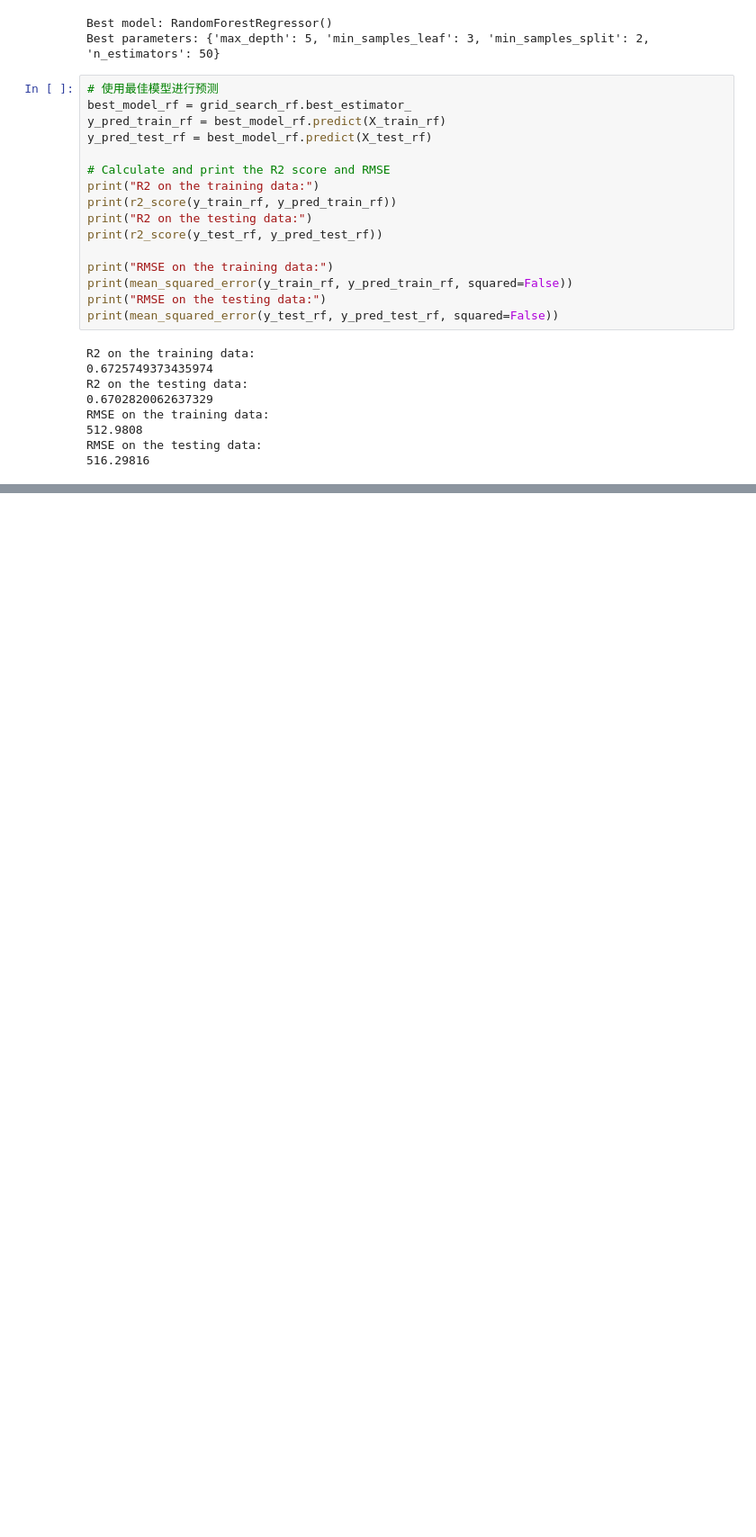
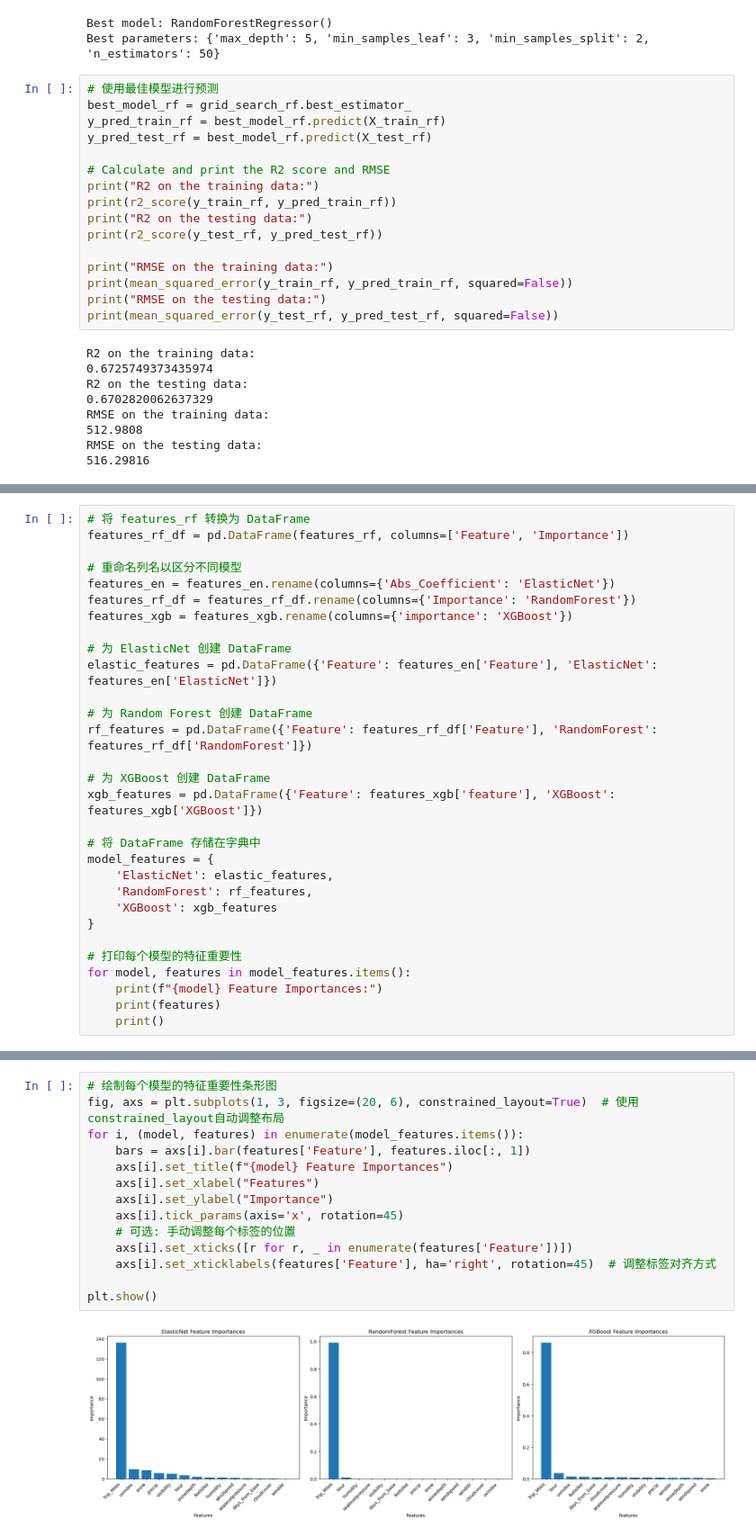
Before and after one commit to MengyuanHan1/CASA0006-Data-Science-for-Spatial-Systems, a Jupyter notebook: DSSS.ipynb, the cells around one changed output, grey strips where cells are left out. Shown at 90% size. Cells and saved outputs as stored; diff of their text form; blank space fills up the shorter version.

```diff
--- a/DSSS.ipynb
+++ b/DSSS.ipynb
@@ -895,0 +952,30 @@ RMSE on the testing data:
+# %%
+# 将 features_rf 转换为 DataFrame
+features_rf_df = pd.DataFrame(features_rf, columns=['Feature', 'Importance'])
+
+# 重命名列名以区分不同模型
+features_en = features_en.rename(columns={'Abs_Coefficient': 'ElasticNet'})
+features_rf_df = features_rf_df.rename(columns={'Importance': 'RandomForest'})
+features_xgb = features_xgb.rename(columns={'importance': 'XGBoost'})
+
+# 为 ElasticNet 创建 DataFrame
+elastic_features = pd.DataFrame({'Feature': features_en['Feature'], 'ElasticNet': features_en['ElasticNet']})
+
+# 为 Random Forest 创建 DataFrame
+rf_features = pd.DataFrame({'Feature': features_rf_df['Feature'], 'RandomForest': features_rf_df['RandomForest']})
+
+# 为 XGBoost 创建 DataFrame
+xgb_features = pd.DataFrame({'Feature': features_xgb['feature'], 'XGBoost': features_xgb['XGBoost']})
+
+# 将 DataFrame 存储在字典中
+model_features = {
+    'ElasticNet': elastic_features,
+    'RandomForest': rf_features,
+    'XGBoost': xgb_features
+}
+
+# 打印每个模型的特征重要性
+for model, features in model_features.items():
+    print(f"{model} Feature Importances:")
+    print(features)
+    print()
@@ -895,0 +1000,16 @@ RMSE on the testing data:
+# %%
+# 绘制每个模型的特征重要性条形图
+fig, axs = plt.subplots(1, 3, figsize=(20, 6), constrained_layout=True)  # 使用constrained_layout自动调整布局
+for i, (model, features) in enumerate(model_features.items()):
+    bars = axs[i].bar(features['Feature'], features.iloc[:, 1])
+    axs[i].set_title(f"{model} Feature Importances")
+    axs[i].set_xlabel("Features")
+    axs[i].set_ylabel("Importance")
+    axs[i].tick_params(axis='x', rotation=45)
+    # 可选: 手动调整每个标签的位置
+    axs[i].set_xticks([r for r, _ in enumerate(features['Feature'])])
+    axs[i].set_xticklabels(features['Feature'], ha='right', rotation=45)  # 调整标签对齐方式
+
+plt.show()
+# %% [output]
+[figure, added]
```
Also changed, not shown: parts of 43 cells of this notebook.
